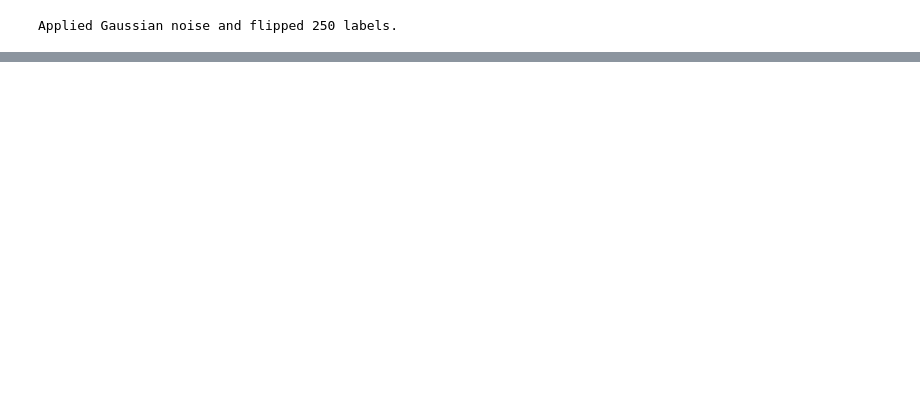
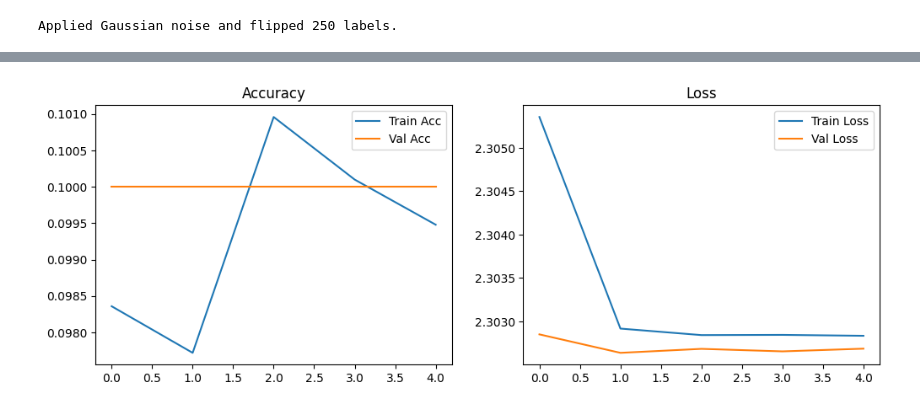
Before and after one commit to shrav-jally/DL_Lab_Sem6, a Jupyter notebook: DLLabCIFAR_10.ipynb, the cells around one changed output, grey strips where cells are left out. Saved outputs shown, nothing was run; the diff lists cells and outputs as text; code cells hidden in the pictures; blank space fills up the shorter version.

```diff
--- a/DLLabCIFAR_10.ipynb
+++ b/DLLabCIFAR_10.ipynb
@@ -848,0 +1343,81 @@ Epoch 20/20
+# %%
+# AlexNet CNN Architecture
+
+import tensorflow as tf
+from tensorflow import keras
+from keras import Sequential
+from keras.layers import Conv2D, MaxPooling2D, Dense, Flatten, Dropout
+import matplotlib.pyplot as plt
+import gc
+
+# 1. Clear session and set mixed precision for memory efficiency
+keras.backend.clear_session()
+tf.keras.mixed_precision.set_global_policy('mixed_float16')
+
+# 2. Load CIFAR-10 Dataset
+(x_train, y_train), (x_test, y_test) = keras.datasets.cifar10.load_data()
+
+# 3. Preprocess Pipeline (Simplified for CIFAR color images)
+def process_image(image, label):
+    # Resize 32x32 to 112x112 as per the MNIST experiment logic
+    image = tf.image.resize(image, (112, 112))
+    return image / 255.0, tf.one_hot(tf.squeeze(label), 10)
+
+# 4. Create Dataset Pipelines (Using batch size 16 for better stability on CIFAR)
+train_ds = tf.data.Dataset.from_tensor_slices((x_train, y_train))
+train_ds = train_ds.map(process_image).batch(16).shuffle(1000).prefetch(tf.data.AUTOTUNE)
+
+test_ds = tf.data.Dataset.from_tensor_slices((x_test, y_test))
+test_ds = test_ds.map(process_image).batch(16).prefetch(tf.data.AUTOTUNE)
+
+# 5. Build AlexNet Model (112x112 Input)
+model = Sequential([
+    # Layer 1: Conv + MaxPool
+    Conv2D(96, (11, 11), strides=(4, 4), activation='relu', input_shape=(112, 112, 3)),
+    MaxPooling2D((3, 3), strides=(2, 2)),
+
+    # Layer 2: Conv + MaxPool
+    Conv2D(256, (5, 5), padding='same', activation='relu'),
+    MaxPooling2D((3, 3), strides=(2, 2)),
+
+    # Layers 3-5: Convolutional sequence
+    Conv2D(384, (3, 3), padding='same', activation='relu'),
+    Conv2D(384, (3, 3), padding='same', activation='relu'),
+    Conv2D(256, (3, 3), padding='same', activation='relu'),
+    MaxPooling2D((3, 3), strides=(2, 2)),
+
+    # Flatten + Fully Connected
+    Flatten(),
+    Dense(4096, activation='relu'),
+    Dropout(0.5),
+    Dense(4096, activation='relu'),
+    Dropout(0.5),
+
+    # Output Layer
+    Dense(10, activation='softmax')
+])
+
+# 6. Compile and Summary
+model.compile(optimizer='adam', loss='categorical_crossentropy', metrics=['accuracy'])
+model.summary()
+
+# 7. Train
+history = model.fit(train_ds, epochs=5, validation_data=test_ds)
+
+# 8. Visualizing Results (MNIST Style)
+plt.figure(figsize=(12, 4))
+plt.subplot(1, 2, 1)
+plt.plot(history.history['accuracy'], label='Train Acc')
+plt.plot(history.history['val_accuracy'], label='Val Acc')
+plt.title('Accuracy')
+plt.legend()
+
+plt.subplot(1, 2, 2)
+plt.plot(history.history['loss'], label='Train Loss')
+plt.plot(history.history['val_loss'], label='Val Loss')
+plt.title('Loss')
+plt.legend()
+plt.show()
+
+gc.collect()
+# %% [output]
@@ -848,0 +1457 @@ Epoch 20/20
+[figure, added]
```
Also changed, not shown: parts of 36 cells of this notebook.
